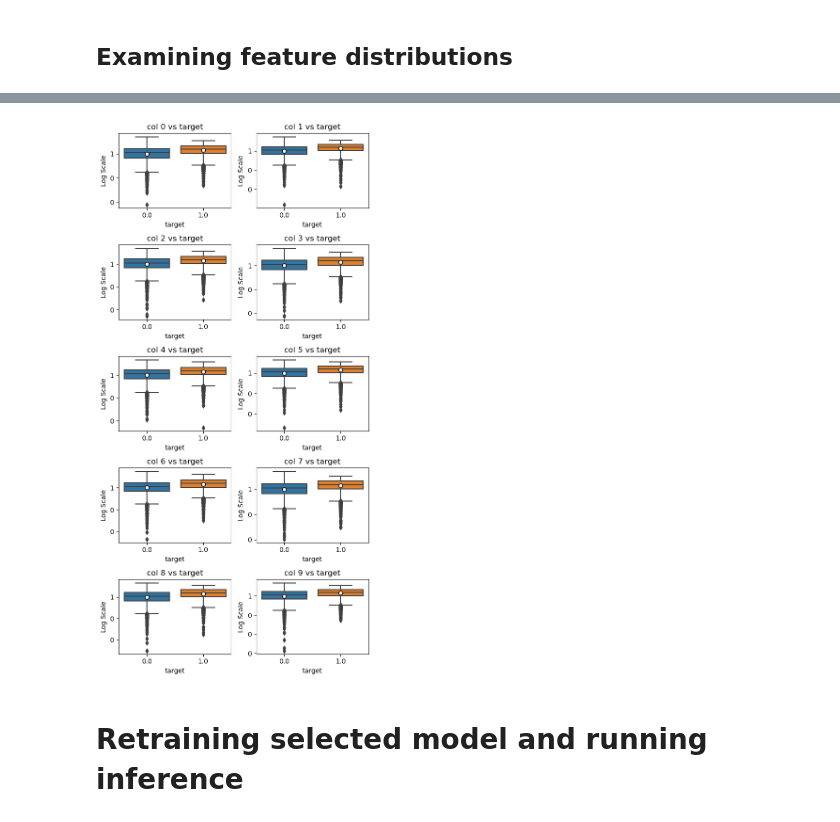
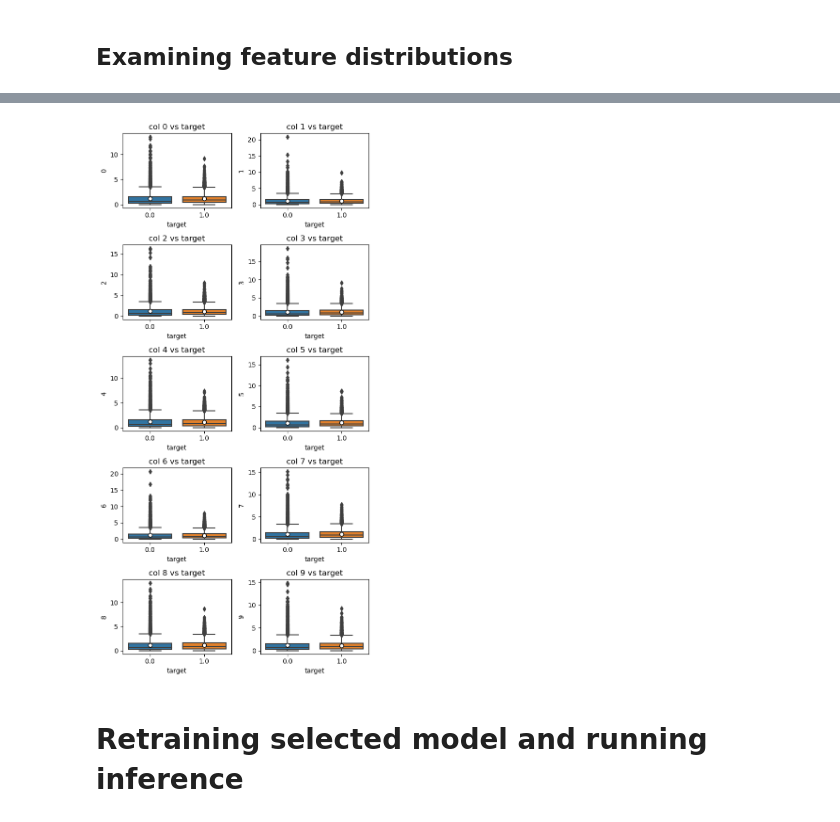
Before and after one commit to nayefahmad/ml-notes, a Jupyter notebook: 2023-08-03-pattern-classifier.ipynb, the cells around one changed output, grey strips where cells are left out. Drawn from its saved outputs; the diff is of its cells as text; code cells hidden in the pictures.

```diff
--- a/2023-08-03-pattern-classifier.ipynb
+++ b/2023-08-03-pattern-classifier.ipynb
@@ -51,8 +53,13 @@ n_samples_per_class = 10000
 n_features = 50
 
 # Scale parameter (constant for both classes)
-scale_parameter = 2
+scale_im = 1.0
 
 # Shape parameters for the two classes
 shape_parameter_infant = 0.8  # Values tried: 0.8, 1.0,
-shape_parameter_wearout = 1.1  # Values tried: 2.0, 1.1
+shape_parameter_wearout = 1.1  # Values tried: 2.0, 1.1, 1.2
+
+# Calculate scale_wearout to match expected values with im
+mean_im = scipy.special.gamma(1+1/shape_parameter_infant)
+scale_wo = mean_im/scipy.special.gamma(1 + 1/shape_parameter_wearout)
+# scale_wo = scale_im
@@ -259,0 +282,15 @@ df.iloc[:, list(range(10)) + [-1]].sample(n=10)
+# %%
+results = []
+
+for col in df.columns[:10]:
+    group_stats = df.groupby('target')[col].describe(percentiles=[.25, .5, .75])
+    mean = df.groupby('target')[col].mean()
+    group_stats['mean'] = mean
+    group_stats['range'] = group_stats['max'] - group_stats['min']
+    results.append(group_stats[['mean', '50%', '25%', '75%', 'min', 'max', 'range']])
+
+# Concatenate results
+result_df = pd.concat(results, keys=df.columns[:10])
+result_df.rename(columns={'50%': 'median', '25%': 'Q1', '75%': 'Q3'}, inplace=True)
+
+result_df
@@ -260,29 +316,21 @@ df.iloc[:, list(range(10)) + [-1]].sample(n=10)
 # %%
 fig, axes = plt.subplots(5, 2, figsize=(6,12))
 meanprops = {"marker":"o", "markerfacecolor":"white", "markeredgecolor":"black"}
 
 for idx, col in enumerate(df.columns[:10]):
     row, col_idx = divmod(idx, 2)
 
-    if df[col].min() <= 0:
-        df[col] += abs(df[col].min()) + 0.1
-
     df_log = pd.concat((np.log(df[col]), df[['target']]), axis=1)
     sns.boxplot(
-        x='target', y=col, data=df_log, ax=axes[row, col_idx],
+        x='target', y=col, data=df, ax=axes[row, col_idx],
         showmeans=True, meanprops=meanprops
     )
     axes[row, col_idx].set_title(f'col {col} vs target')
-    axes[row, col_idx].set_ylabel('Log Scale')
-
-    # Modify the y-ticks to show original non-logged scale
-    labels = [round(np.exp(item)) for item in axes[row, col_idx].get_yticks()]
-    axes[row, col_idx].set_yticklabels(labels)
 
 plt.tight_layout()
 plt.show();
 # %% [output]
-[figure, old version]
+[figure, new version]
 # %% [markdown]
 # Retraining selected model and running inference
 # %%
```
Also changed, not shown: parts of 20 cells of this notebook.
